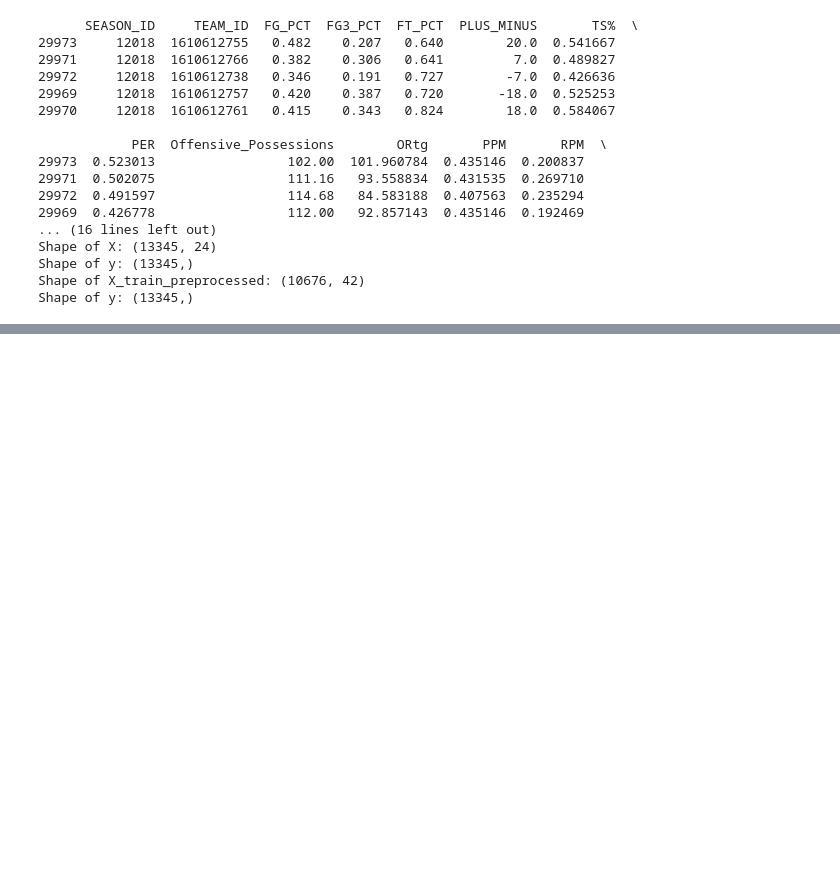
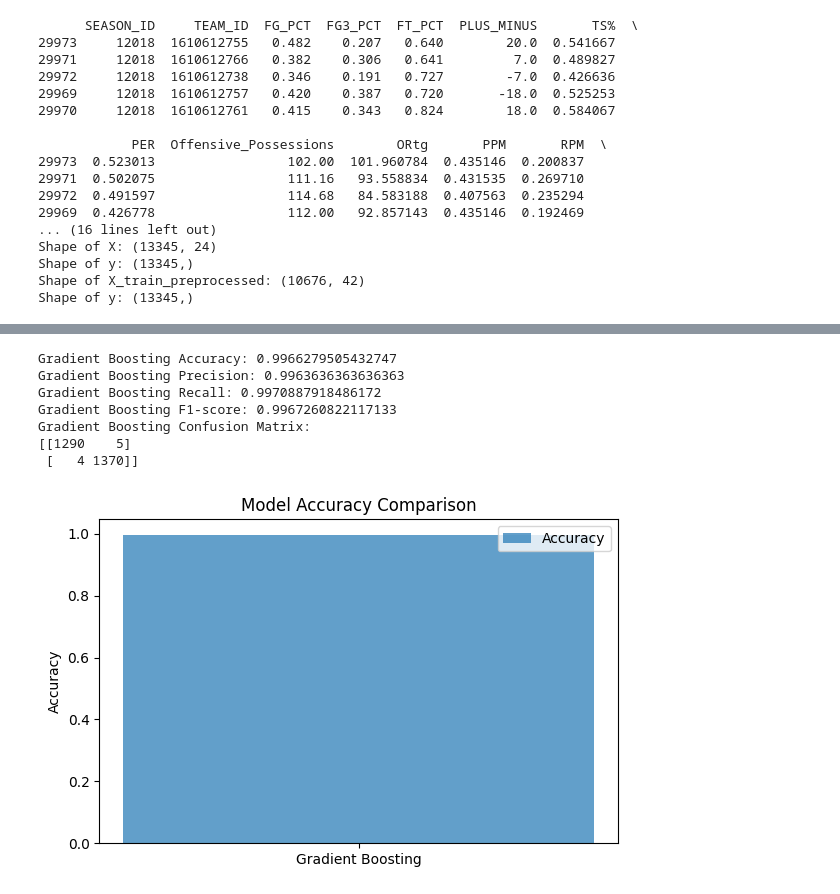
Before and after one commit to ghadfield32/Linear_Regression, a Jupyter notebook: nba_lr_22_23_season.ipynb, the cells around one changed output, grey strips where cells are left out. Saved outputs shown, nothing was run; the diff lists cells and outputs as text; code cells hidden in the pictures; blank space fills up the shorter version.

```diff
--- a/nba_lr_22_23_season.ipynb
+++ b/nba_lr_22_23_season.ipynb
@@ -369 +530,81 @@ Linear Regression RMSE: 0.30
+# %%
+import pandas as pd
+from sklearn.model_selection import train_test_split
+from sklearn.ensemble import GradientBoostingClassifier
+from sklearn.metrics import accuracy_score, precision_score, recall_score, f1_score, confusion_matrix
+from sklearn.preprocessing import MinMaxScaler
+
+# Initialize the scaler: MinMaxScaler is great for gradient descent-based algorithms
+#Scaling for Gradient Descent-based algorithms (e.g., Linear Regression): For gradient descent algorithms, scaling can improve convergence speed.
+#  impprove the performance of the model (by .1% so far)
+scaler_gd = MinMaxScaler()
+
+# Fit and transform the data using the scaler
+data_scaled_gd = scaler_gd.fit_transform(X)
+
+#print("Scaled data for Gradient Descent-based algorithms:")
+#print(data_scaled_gd)
+
+
+# Assuming you have already prepared the X (features) and y (target) data
+# Split the data into a training set and a test set
+X_train, X_test, y_train, y_test = train_test_split(X, y, test_size=0.2, random_state=42)
+
+# Create a Gradient Boosting Classifier model and fit it to the training data
+gb_model = GradientBoostingClassifier()
+gb_model.fit(X_train_preprocessed, y_train)
+
+# Use the trained model to predict the NBA championship winner based on the test data
+y_pred_gb = gb_model.predict(X_test_preprocessed)
+
+# Calculate metrics for Gradient Boosting
+gb_accuracy = accuracy_score(y_test, y_pred_gb)
+gb_precision = precision_score(y_test, y_pred_gb)
+gb_recall = recall_score(y_test, y_pred_gb)
+gb_f1 = f1_score(y_test, y_pred_gb)
+gb_confusion_matrix = confusion_matrix(y_test, y_pred_gb)
+
+# Print the evaluation metrics
+print("Gradient Boosting Accuracy:", gb_accuracy)
+print("Gradient Boosting Precision:", gb_precision)
+print("Gradient Boosting Recall:", gb_recall)
+print("Gradient Boosting F1-score:", gb_f1)
+print("Gradient Boosting Confusion Matrix:")
+print(gb_confusion_matrix)
+#results info
+#The accuracy of the SVM model is approximately 0.50 or 50%. This means that the model is correctly predicting the outcome for only about half of the instances in the test set.
+#Precision is a metric that measures the accuracy of positive predictions made by the model.
+#Recall, also known as sensitivity or true positive rate, measures the model's ability to correctly identify positive instances out of all the actual positive instances.
+#The F1-score is the harmonic mean of precision and recall and provides a balance between the two metrics.
+
+import matplotlib.pyplot as plt
+
+# List of model names and their accuracy scores
+models = ['Gradient Boosting']
+accuracy = [gb_accuracy]
+
+# Plot the accuracy scores
+fig, ax = plt.subplots(figsize=(6, 4))
+x = range(len(models))
+
+ax.bar(x, accuracy, width=0.4, align='center', label='Accuracy', alpha=0.7)
+
+# Set labels and title
+ax.set_xticks(x)
+ax.set_xticklabels(models)
+ax.set_ylabel('Accuracy')
+ax.set_title('Model Accuracy Comparison')
+ax.legend()
+
+plt.tight_layout()
+plt.show()
+# %% [output]
+Gradient Boosting Accuracy: 0.9966279505432747
+Gradient Boosting Precision: 0.9963636363636363
+Gradient Boosting Recall: 0.9970887918486172
+Gradient Boosting F1-score: 0.9967260822117133
+Gradient Boosting Confusion Matrix:
+[[1290    5]
+ [   4 1370]]
+[figure, added]
 # %%
```
Also changed, not shown: parts of 9 cells of this notebook.
